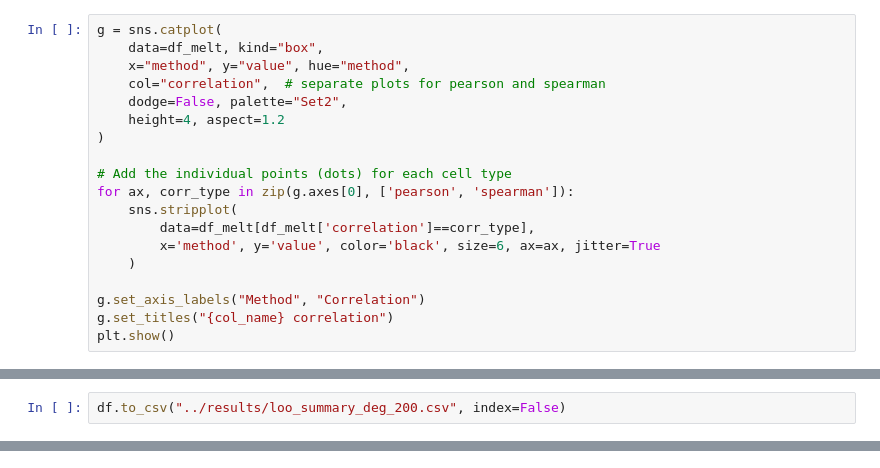
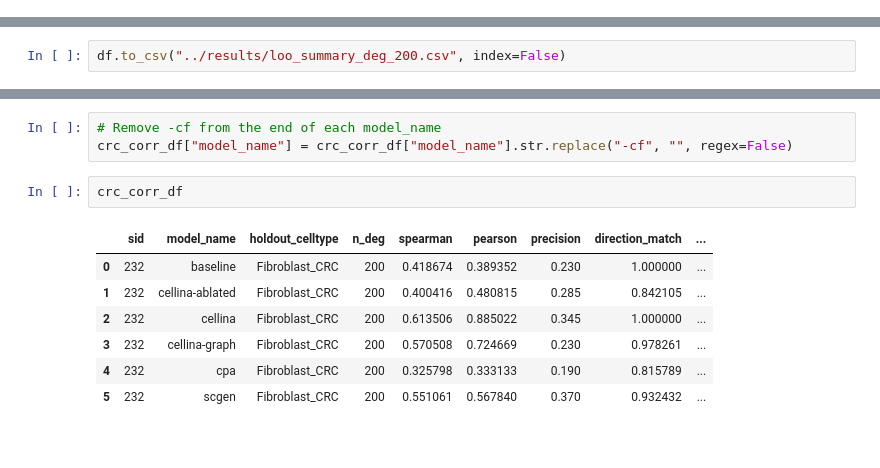
Before and after one commit to PMBio/cellina-reproducibility, a Jupyter notebook: notebooks/ood_plots.ipynb, the cells around one changed output, grey strips where cells are left out. Cells and saved outputs as stored; diff of their text form.

Commit message:
Remove redundant plots

```diff
--- a/notebooks/ood_plots.ipynb
+++ b/notebooks/ood_plots.ipynb
@@ -40,19 +18,0 @@ df_melt = df_all.melt(id_vars=['celltype', 'method'], value_vars=['pearson', 'sp
-# %%
-g = sns.catplot(
-    data=df_melt, kind="box",
-    x="method", y="value", hue="method",
-    col="correlation",  # separate plots for pearson and spearman
-    dodge=False, palette="Set2",
-    height=4, aspect=1.2
-)
-
-# Add the individual points (dots) for each cell type
-for ax, corr_type in zip(g.axes[0], ['pearson', 'spearman']):
-    sns.stripplot(
-        data=df_melt[df_melt['correlation']==corr_type],
-        x='method', y='value', color='black', size=6, ax=ax, jitter=True
-    )
-
-g.set_axis_labels("Method", "Correlation")
-g.set_titles("{col_name} correlation")
-plt.show()
@@ -552,0 +480,13 @@ df.to_csv("../results/loo_summary_deg_200.csv", index=False)
+# %%
+# Remove -cf from the end of each model_name
+crc_corr_df["model_name"] = crc_corr_df["model_name"].str.replace("-cf", "", regex=False)
+# %%
+crc_corr_df
+# %% [output]
+|  | sid | model_name | holdout_celltype | n_deg | spearman | pearson | precision | direction_match | ... |
+| 0 | 232 | baseline | Fibroblast_CRC | 200 | 0.418674 | 0.389352 | 0.230 | 1.000000 | ... |
+| 1 | 232 | cellina-ablated | Fibroblast_CRC | 200 | 0.400416 | 0.480815 | 0.285 | 0.842105 | ... |
+| 2 | 232 | cellina | Fibroblast_CRC | 200 | 0.613506 | 0.885022 | 0.345 | 1.000000 | ... |
+| 3 | 232 | cellina-graph | Fibroblast_CRC | 200 | 0.570508 | 0.724669 | 0.230 | 0.978261 | ... |
+| 4 | 232 | cpa | Fibroblast_CRC | 200 | 0.325798 | 0.333133 | 0.190 | 0.815789 | ... |
+| 5 | 232 | scgen | Fibroblast_CRC | 200 | 0.551061 | 0.567840 | 0.370 | 0.932432 | ... |
```
Also changed, not shown: parts of 17 cells of this notebook.
